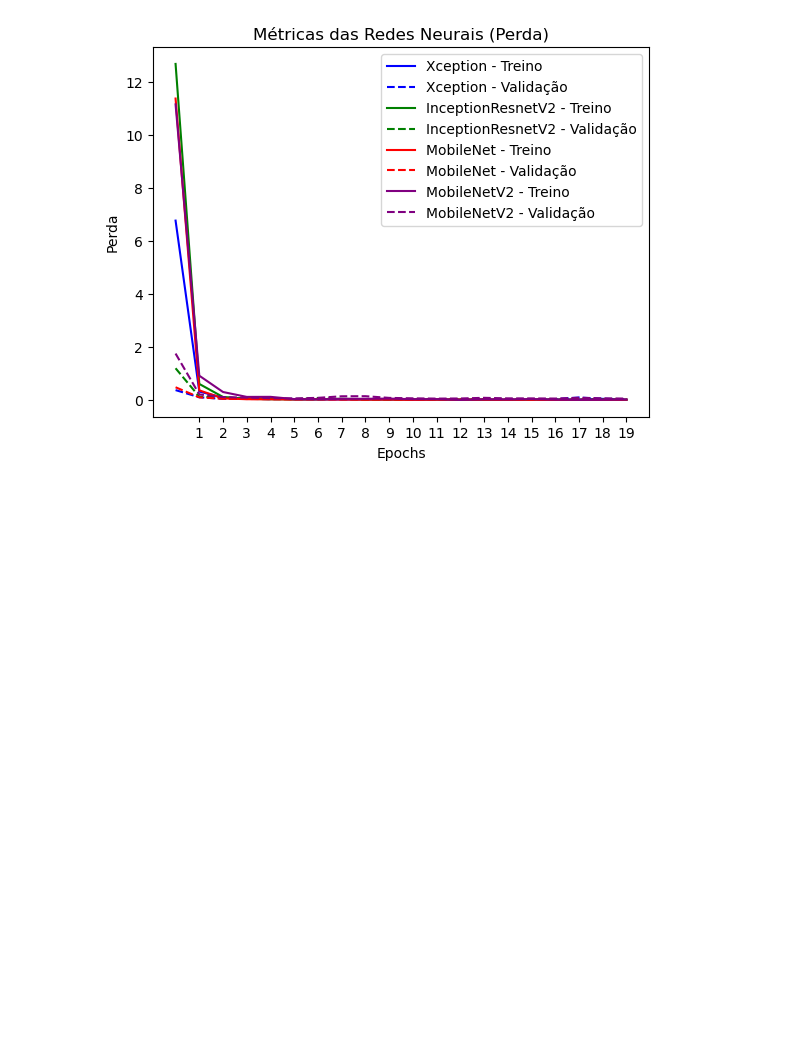
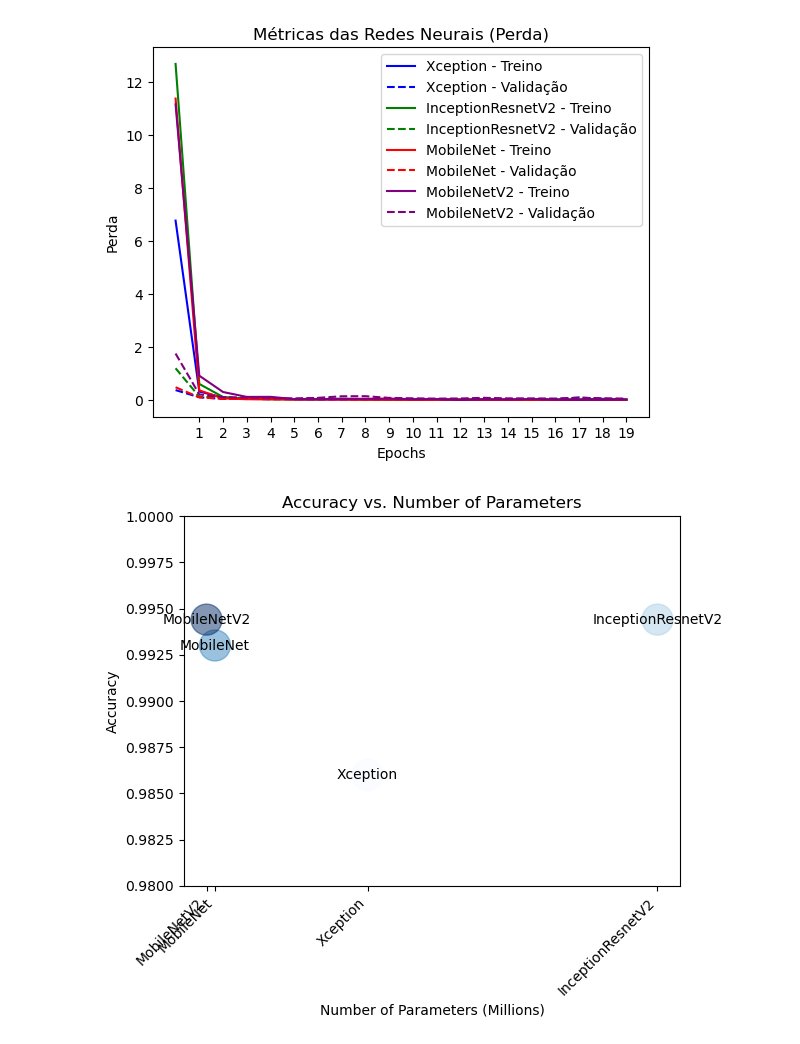
Before and after one commit to d-t-n/quality-inspection-ai-cv-deep-learning, a Jupyter notebook: Model-General-QC-portu-Integrated.ipynb, the cells around one changed output. Cells and saved outputs as stored; diff of their text form; code cells hidden in the pictures; blank space fills up the shorter version.

```diff
--- a/Model-General-QC-portu-Integrated.ipynb
+++ b/Model-General-QC-portu-Integrated.ipynb
@@ -913,3 +916,25 @@ plt.xticks(range(1, len(historyx.history['loss'])))
 plt.show()
 # %% [output]
 [figure]
+# %%
+import matplotlib.pyplot as plt
+import numpy as np
+
+models = ['Xception', 'InceptionResnetV2', 'MobileNet', 'MobileNetV2']
+params = [20.86, 54.34, 3.23, 2.26]
+accuracies = [0.9860, 0.9944, 0.9930, 0.9944]
+
+plt.scatter(params, accuracies, s=500, alpha=0.5, c=np.arange(len(models)), cmap='Blues')
+plt.xticks(params, models, rotation=45, ha='right')
+plt.ylim(0.98, 1.00)
+plt.ylabel('Accuracy')
+plt.xlabel('Number of Parameters (Millions)')
+plt.title('Accuracy vs. Number of Parameters')
+
+for i, model in enumerate(models):
+    plt.annotate(model, xy=(params[i], accuracies[i]), ha='center', va='center')
+
+
+plt.show()
+# %% [output]
+[figure, added]
```
Also changed, not shown: parts of 5 cells of this notebook.
